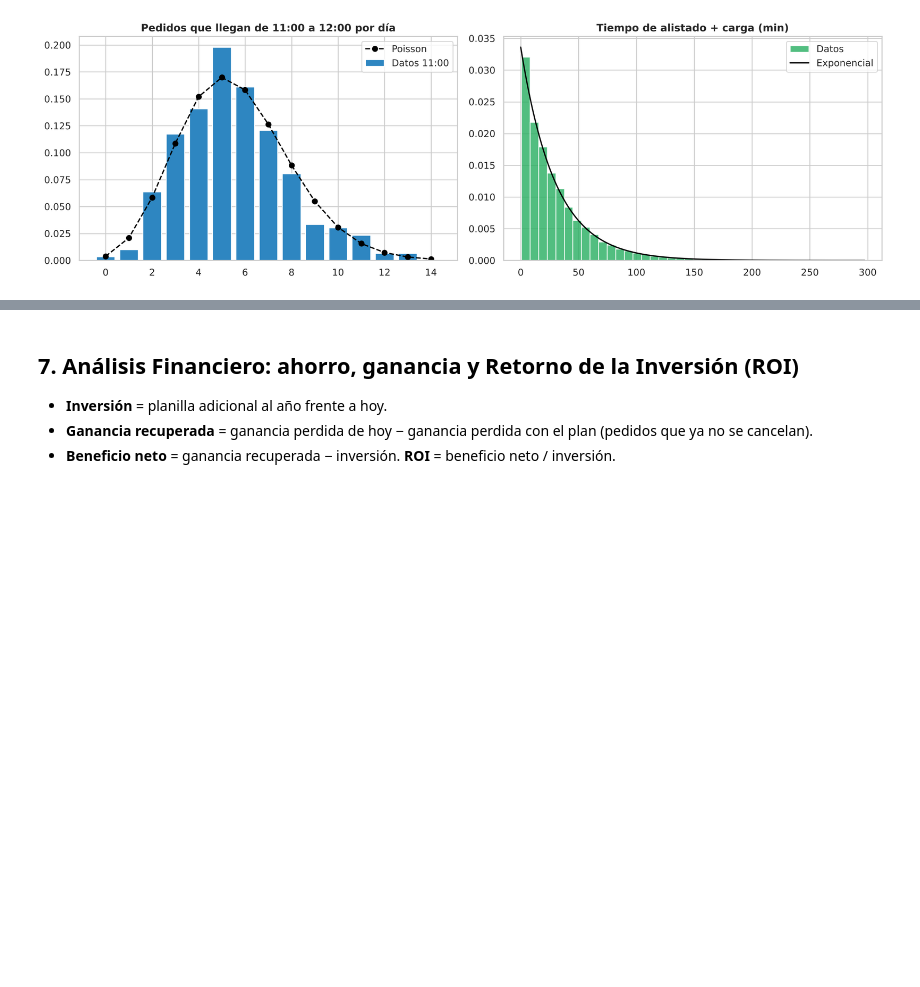
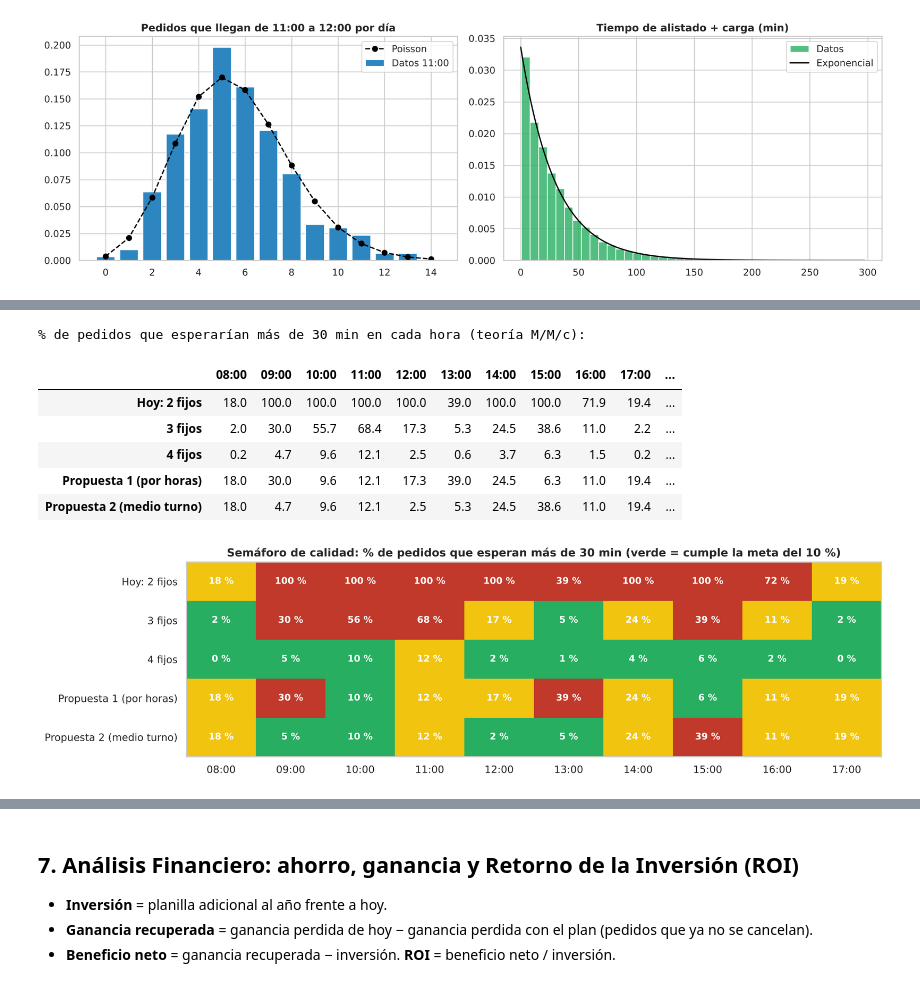
Before and after one commit to Efustion23/denlu-simulacion, a Jupyter notebook: Simulacion/Denlu.ipynb, the cells around one changed output, grey strips where cells are left out. Saved outputs shown, nothing was run; the diff lists cells and outputs as text; code cells hidden in the pictures; blank space fills up the shorter version.

```diff
--- a/Simulacion/Denlu.ipynb
+++ b/Simulacion/Denlu.ipynb
@@ -1003,0 +1020,38 @@ Media = 29.75 min | χ² = 13.95 (gl = 8) | p = 0.083 -> no se rechaza la expone
+# %%
+T_META, META = 30, 0.10          # meta: como máximo el 10 % de los pedidos espera más de 30 min
+
+def p_espera_mas(lam, c, t=T_META):
+    """P(Wq > t) en M/M/c (t en minutos). Si rho >= 1 la cola crece sin límite: probabilidad 1."""
+    m = mmc(lam, c)
+    return 1.0 if math.isinf(m['Wq']) else m['Pw'] * math.exp(-(c * MU - lam) * t / 60)
+
+cob_caso = {'Hoy: 2 fijos': [2] * 10, '3 fijos': [3] * 10, '4 fijos': [4] * 10, 'Propuesta 1 (por horas)': cob_p1,
+            'Propuesta 2 (medio turno)': cob_p2}
+semaforo = pd.DataFrame({k: [round(100 * p_espera_mas(l, c), 1) for l, c in zip(LAMBDA, cob)] for k, cob in cob_caso.items()},
+                        index=[f'{h:02d}:00' for h in HORAS]).T
+semaforo['Horas que cumplen'] = (semaforo <= 100 * META).sum(axis=1).astype(str) + ' de 10'
+print(f'% de pedidos que esperarían más de {T_META} min en cada hora (teoría M/M/c):')
+display(semaforo)
+
+from matplotlib.colors import ListedColormap, BoundaryNorm
+valores = semaforo.drop(columns='Horas que cumplen').astype(float)
+fig, ax = plt.subplots(figsize=(13, 3.8))
+ax.imshow(valores.values, cmap=ListedColormap(['#27ae60', '#f1c40f', '#c0392b']), norm=BoundaryNorm([0, 10, 25, 100.1], 3), aspect='auto')
+for i in range(valores.shape[0]):
+    for j in range(valores.shape[1]):
+        ax.text(j, i, f'{valores.iat[i, j]:.0f} %', ha='center', va='center', color='white', fontweight='bold', fontsize=10)
+ax.set_xticks(range(10)); ax.set_xticklabels(valores.columns)
+ax.set_yticks(range(len(valores))); ax.set_yticklabels(valores.index)
+ax.grid(False)
+ax.set_title(f'Semáforo de calidad: % de pedidos que esperan más de {T_META} min (verde = cumple la meta del 10 %)', fontsize=12, fontweight='bold')
+plt.tight_layout()
+plt.show()
+# %% [output]
+% de pedidos que esperarían más de 30 min en cada hora (teoría M/M/c):
+|  | 08:00 | 09:00 | 10:00 | 11:00 | 12:00 | 13:00 | 14:00 | 15:00 | 16:00 | 17:00 | ... |
+| Hoy: 2 fijos | 18.0 | 100.0 | 100.0 | 100.0 | 100.0 | 39.0 | 100.0 | 100.0 | 71.9 | 19.4 | ... |
+| 3 fijos | 2.0 | 30.0 | 55.7 | 68.4 | 17.3 | 5.3 | 24.5 | 38.6 | 11.0 | 2.2 | ... |
+| 4 fijos | 0.2 | 4.7 | 9.6 | 12.1 | 2.5 | 0.6 | 3.7 | 6.3 | 1.5 | 0.2 | ... |
+| Propuesta 1 (por horas) | 18.0 | 30.0 | 9.6 | 12.1 | 17.3 | 39.0 | 24.5 | 6.3 | 11.0 | 19.4 | ... |
+| Propuesta 2 (medio turno) | 18.0 | 4.7 | 9.6 | 12.1 | 2.5 | 5.3 | 24.5 | 38.6 | 11.0 | 19.4 | ... |
+[figure, added]
```
Also changed, not shown: parts of 7 cells of this notebook, 8 other files.
